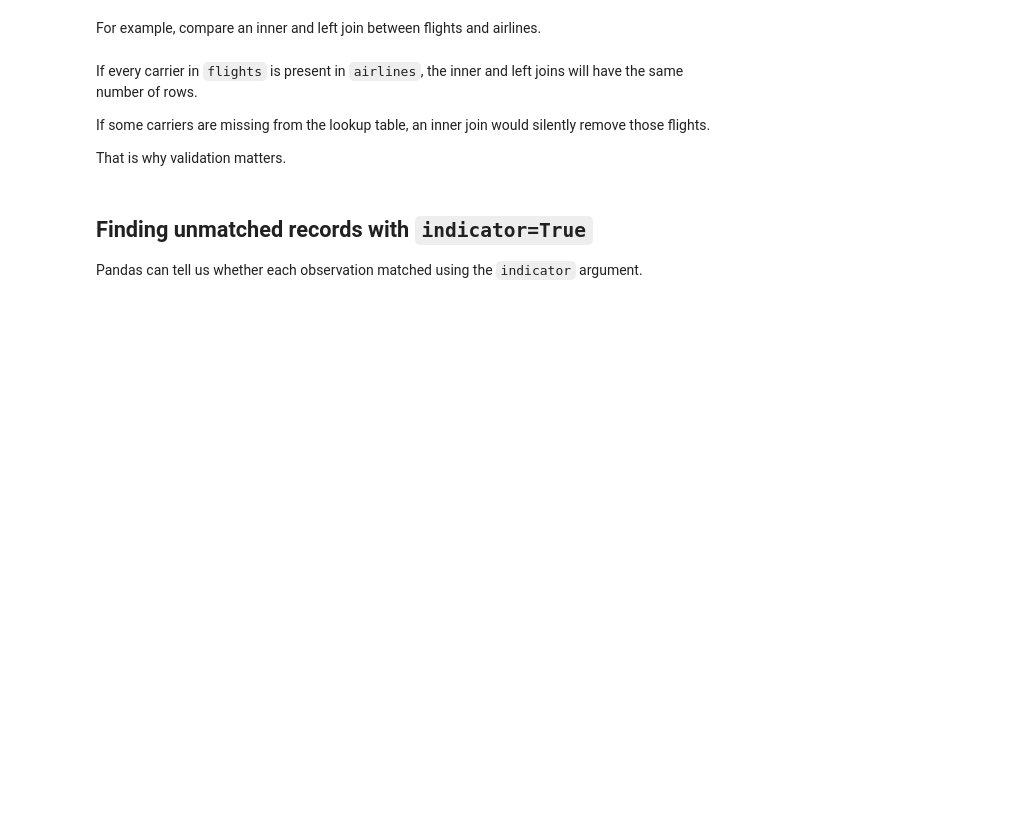
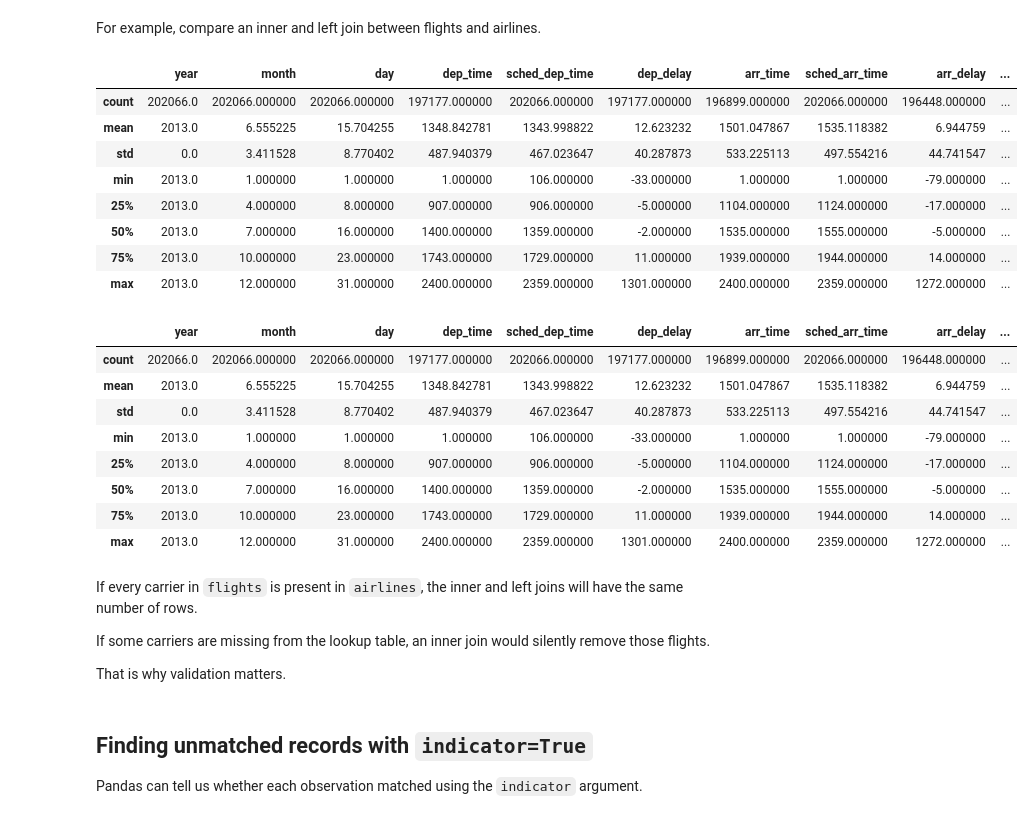
Before and after one commit to fepeti13/analytics-through-coding-repo, a Jupyter notebook: Session_2/3_Relational_Data_AUT26.ipynb, the cells around one changed output. Cells and saved outputs as stored; diff of their text form; code cells hidden in the pictures; blank space fills up the shorter version.

```diff
--- a/Session_2/3_Relational_Data_AUT26.ipynb
+++ b/Session_2/3_Relational_Data_AUT26.ipynb
@@ -170,6 +223,40 @@ It is:
 > **Which observations should remain in the resulting dataset?**
 # %% [markdown]
 For example, compare an inner and left join between flights and airlines.
+# %%
+inner = flights.merge(
+    airlines,
+    on='carrier',
+    how='inner'
+)
+
+left = flights.merge(
+    airlines,
+    on='carrier',
+    how='inner'
+)
+
+display(inner.describe())
+display(left.describe())
+# %% [output]
+|  | year | month | day | dep_time | sched_dep_time | dep_delay | arr_time | sched_arr_time | arr_delay | ... |
+| count | 202066.0 | 202066.000000 | 202066.000000 | 197177.000000 | 202066.000000 | 197177.000000 | 196899.000000 | 202066.000000 | 196448.000000 | ... |
+| mean | 2013.0 | 6.555225 | 15.704255 | 1348.842781 | 1343.998822 | 12.623232 | 1501.047867 | 1535.118382 | 6.944759 | ... |
+| std | 0.0 | 3.411528 | 8.770402 | 487.940379 | 467.023647 | 40.287873 | 533.225113 | 497.554216 | 44.741547 | ... |
+| min | 2013.0 | 1.000000 | 1.000000 | 1.000000 | 106.000000 | -33.000000 | 1.000000 | 1.000000 | -79.000000 | ... |
+| 25% | 2013.0 | 4.000000 | 8.000000 | 907.000000 | 906.000000 | -5.000000 | 1104.000000 | 1124.000000 | -17.000000 | ... |
+| 50% | 2013.0 | 7.000000 | 16.000000 | 1400.000000 | 1359.000000 | -2.000000 | 1535.000000 | 1555.000000 | -5.000000 | ... |
+| 75% | 2013.0 | 10.000000 | 23.000000 | 1743.000000 | 1729.000000 | 11.000000 | 1939.000000 | 1944.000000 | 14.000000 | ... |
+| max | 2013.0 | 12.000000 | 31.000000 | 2400.000000 | 2359.000000 | 1301.000000 | 2400.000000 | 2359.000000 | 1272.000000 | ... |
+|  | year | month | day | dep_time | sched_dep_time | dep_delay | arr_time | sched_arr_time | arr_delay | ... |
+| count | 202066.0 | 202066.000000 | 202066.000000 | 197177.000000 | 202066.000000 | 197177.000000 | 196899.000000 | 202066.000000 | 196448.000000 | ... |
+| mean | 2013.0 | 6.555225 | 15.704255 | 1348.842781 | 1343.998822 | 12.623232 | 1501.047867 | 1535.118382 | 6.944759 | ... |
+| std | 0.0 | 3.411528 | 8.770402 | 487.940379 | 467.023647 | 40.287873 | 533.225113 | 497.554216 | 44.741547 | ... |
+| min | 2013.0 | 1.000000 | 1.000000 | 1.000000 | 106.000000 | -33.000000 | 1.000000 | 1.000000 | -79.000000 | ... |
+| 25% | 2013.0 | 4.000000 | 8.000000 | 907.000000 | 906.000000 | -5.000000 | 1104.000000 | 1124.000000 | -17.000000 | ... |
+| 50% | 2013.0 | 7.000000 | 16.000000 | 1400.000000 | 1359.000000 | -2.000000 | 1535.000000 | 1555.000000 | -5.000000 | ... |
+| 75% | 2013.0 | 10.000000 | 23.000000 | 1743.000000 | 1729.000000 | 11.000000 | 1939.000000 | 1944.000000 | 14.000000 | ... |
+| max | 2013.0 | 12.000000 | 31.000000 | 2400.000000 | 2359.000000 | 1301.000000 | 2400.000000 | 2359.000000 | 1272.000000 | ... |
 # %% [markdown]
 If every carrier in `flights` is present in `airlines`, the inner and left joins will have the same number of rows.
 
```
Also changed, not shown: parts of 7 cells of this notebook.
